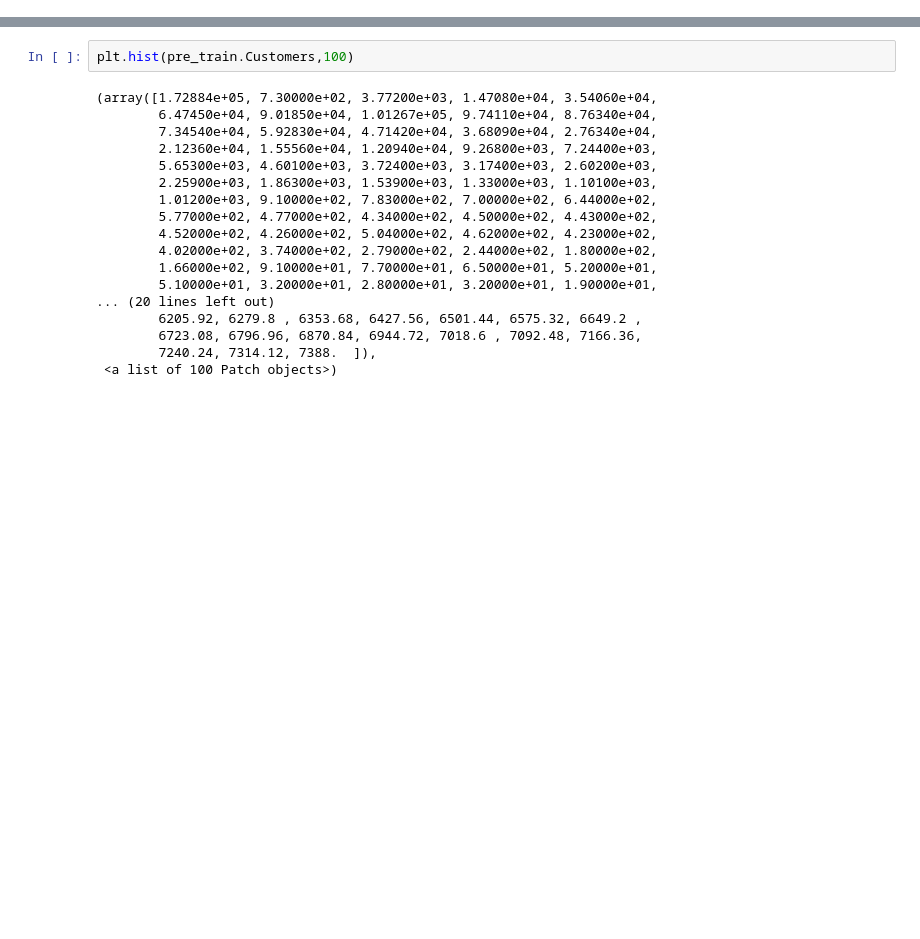
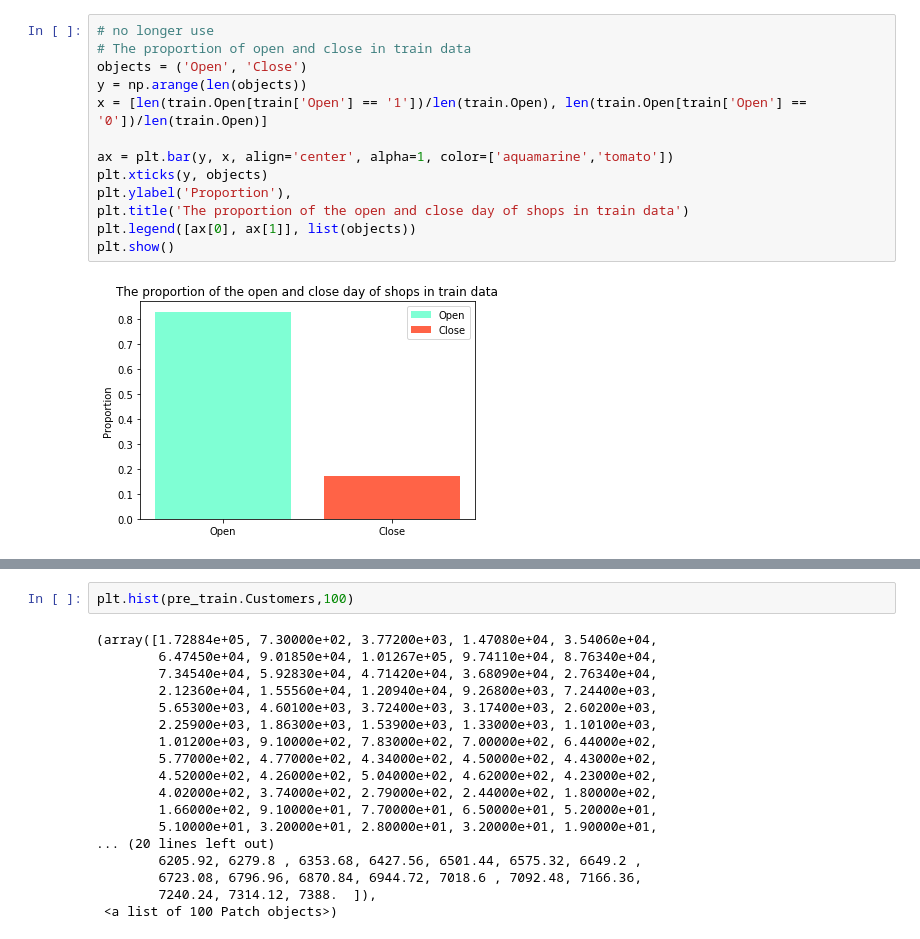
Before and after one commit to bozhlab/Rossmann_store_sales, a Jupyter notebook: Rossmann_Store_Sales_prediction.ipynb, the cells around one changed output, grey strips where cells are left out. Cells and saved outputs as stored; diff of their text form; blank space fills up the shorter version.

```diff
--- a/Rossmann_Store_Sales_prediction.ipynb
+++ b/Rossmann_Store_Sales_prediction.ipynb
@@ -335,0 +251,15 @@ plt.hist(pre_train[pre_train["Sales"] != 0].groupby(['Store']).Sales.mean(),100)
+# %%
+# no longer use
+# The proportion of open and close in train data
+objects = ('Open', 'Close')
+y = np.arange(len(objects))
+x = [len(train.Open[train['Open'] == '1'])/len(train.Open), len(train.Open[train['Open'] == '0'])/len(train.Open)]
+
+ax = plt.bar(y, x, align='center', alpha=1, color=['aquamarine','tomato'])
+plt.xticks(y, objects)
+plt.ylabel('Proportion'),
+plt.title('The proportion of the open and close day of shops in train data')
+plt.legend([ax[0], ax[1]], list(objects))
+plt.show()
+# %% [output]
+[figure, added]
```
Also changed, not shown: parts of 52 cells of this notebook.
